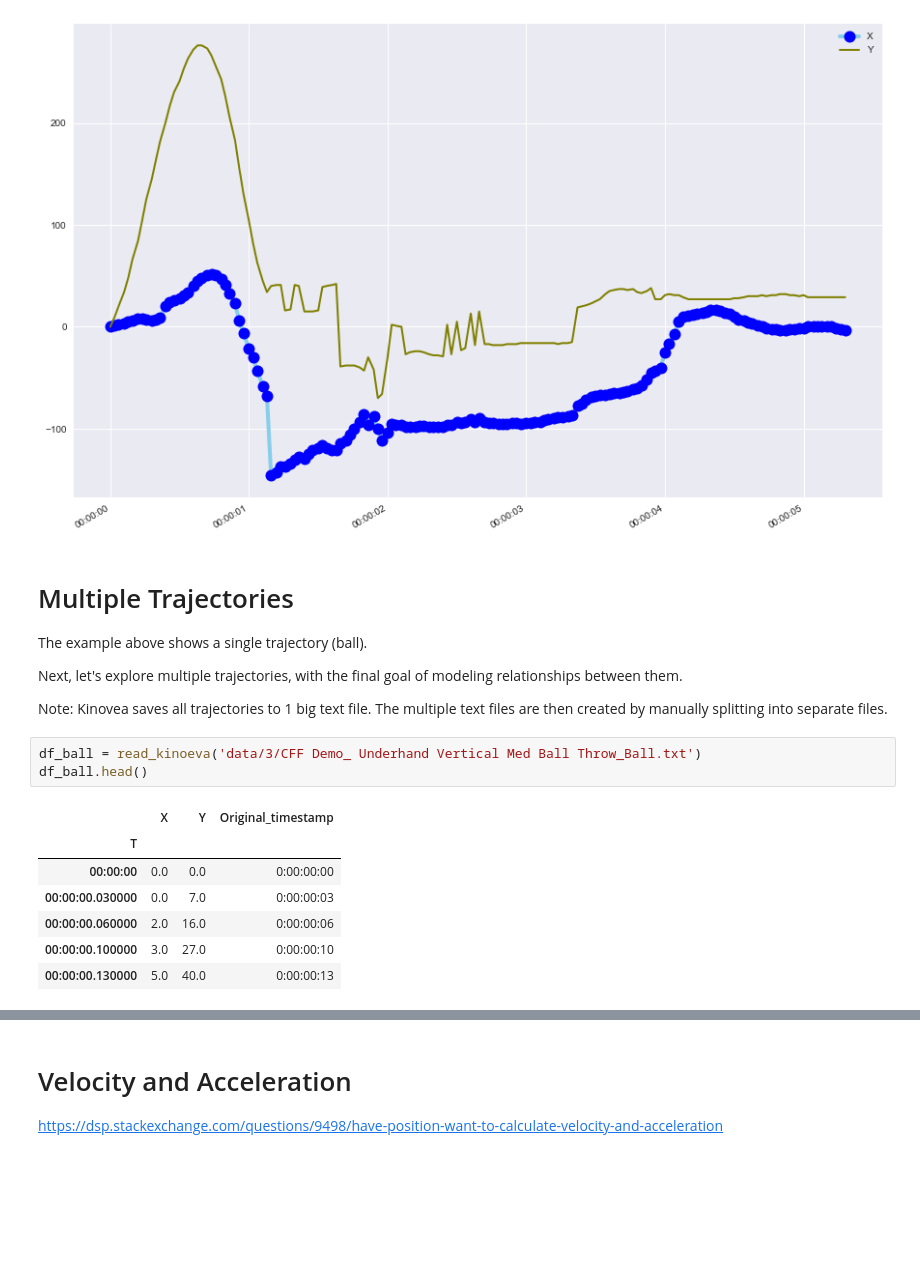
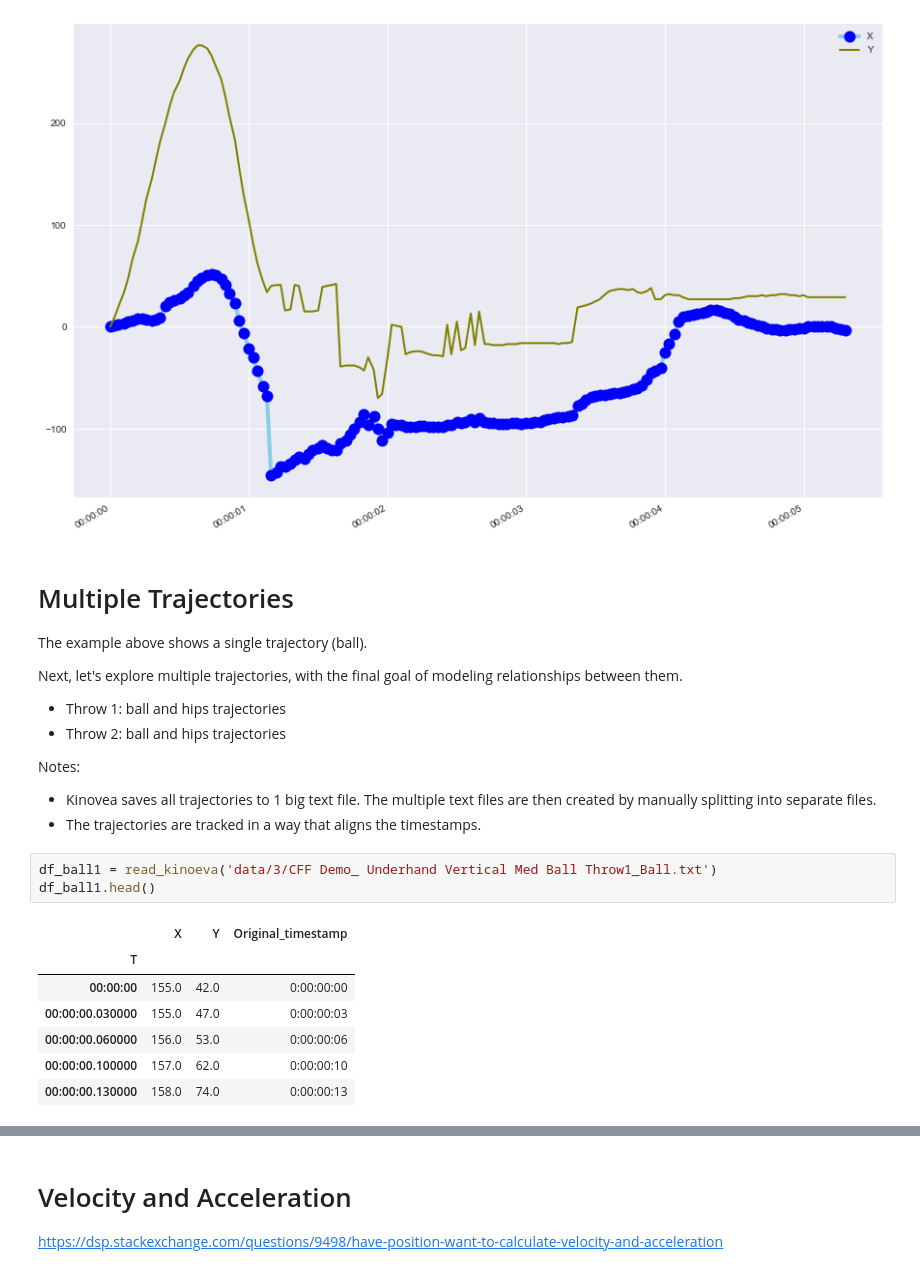
Before and after one commit to lisaong/hss, a Jupyter notebook: 02_explore_data.ipynb, the cells around one changed output, grey strips where cells are left out. Drawn from its saved outputs; the diff is of its cells as text; blank space fills up the shorter version.

```diff
--- a/02_explore_data.ipynb
+++ b/02_explore_data.ipynb
@@ -53,17 +53,21 @@ plt.show()
 The example above shows a single trajectory (ball).
 
 Next, let's explore multiple trajectories, with the final goal of modeling relationships between them.
+- Throw 1: ball and hips trajectories
+- Throw 2: ball and hips trajectories
 
-Note: Kinovea saves all trajectories to 1 big text file. The multiple text files are then created by manually splitting into separate files.
+Notes:
+- Kinovea saves all trajectories to 1 big text file. The multiple text files are then created by manually splitting into separate files.
+- The trajectories are tracked in a way that aligns the timestamps.
 # %%
-df_ball = read_kinoeva('data/3/CFF Demo_ Underhand Vertical Med Ball Throw_Ball.txt')
-df_ball.head()
+df_ball1 = read_kinoeva('data/3/CFF Demo_ Underhand Vertical Med Ball Throw1_Ball.txt')
+df_ball1.head()
 # %% [output]
 |  | X | Y | Original_timestamp |
 | T |  |  |  |
-| 00:00:00 | 0.0 | 0.0 | 0:00:00:00 |
-| 00:00:00.030000 | 0.0 | 7.0 | 0:00:00:03 |
-| 00:00:00.060000 | 2.0 | 16.0 | 0:00:00:06 |
-| 00:00:00.100000 | 3.0 | 27.0 | 0:00:00:10 |
-| 00:00:00.130000 | 5.0 | 40.0 | 0:00:00:13 |
+| 00:00:00 | 155.0 | 42.0 | 0:00:00:00 |
+| 00:00:00.030000 | 155.0 | 47.0 | 0:00:00:03 |
+| 00:00:00.060000 | 156.0 | 53.0 | 0:00:00:06 |
+| 00:00:00.100000 | 157.0 | 62.0 | 0:00:00:10 |
+| 00:00:00.130000 | 158.0 | 74.0 | 0:00:00:13 |
 # %%
```
Also changed, not shown: parts of 5 cells of this notebook, 1 other file.
